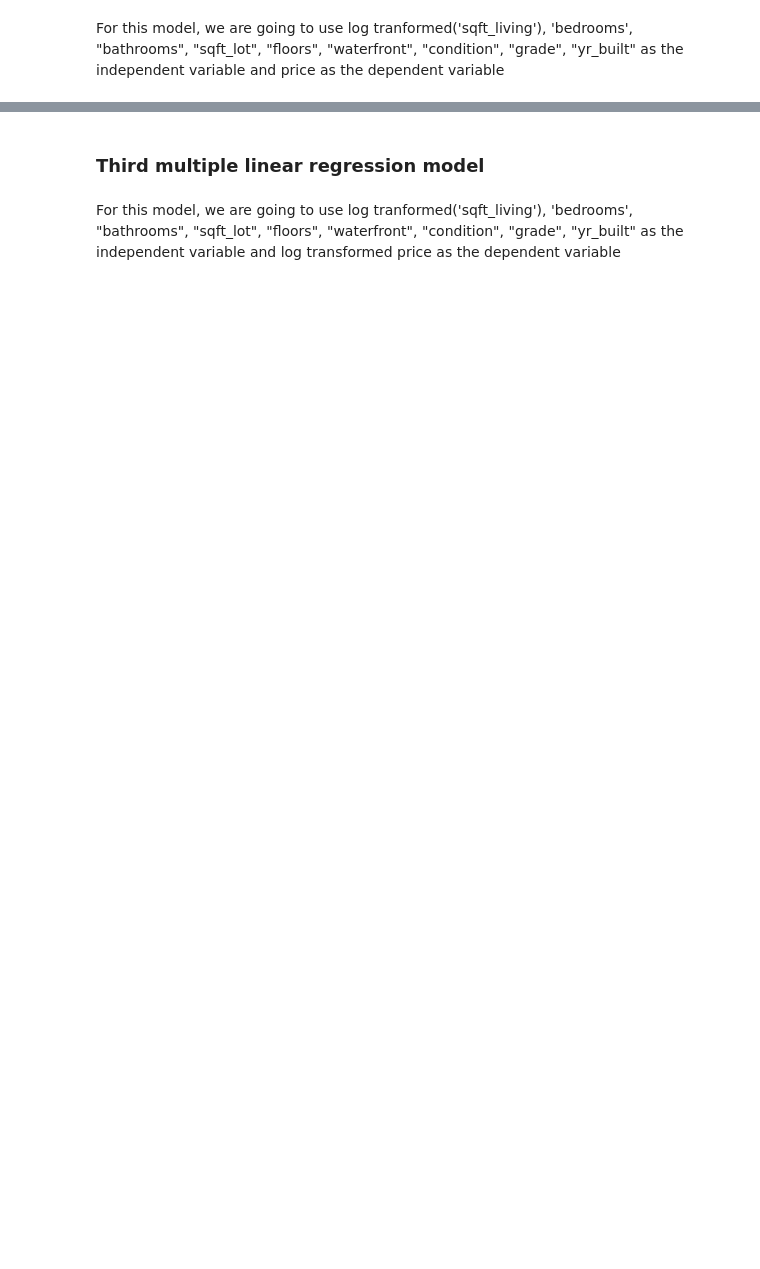
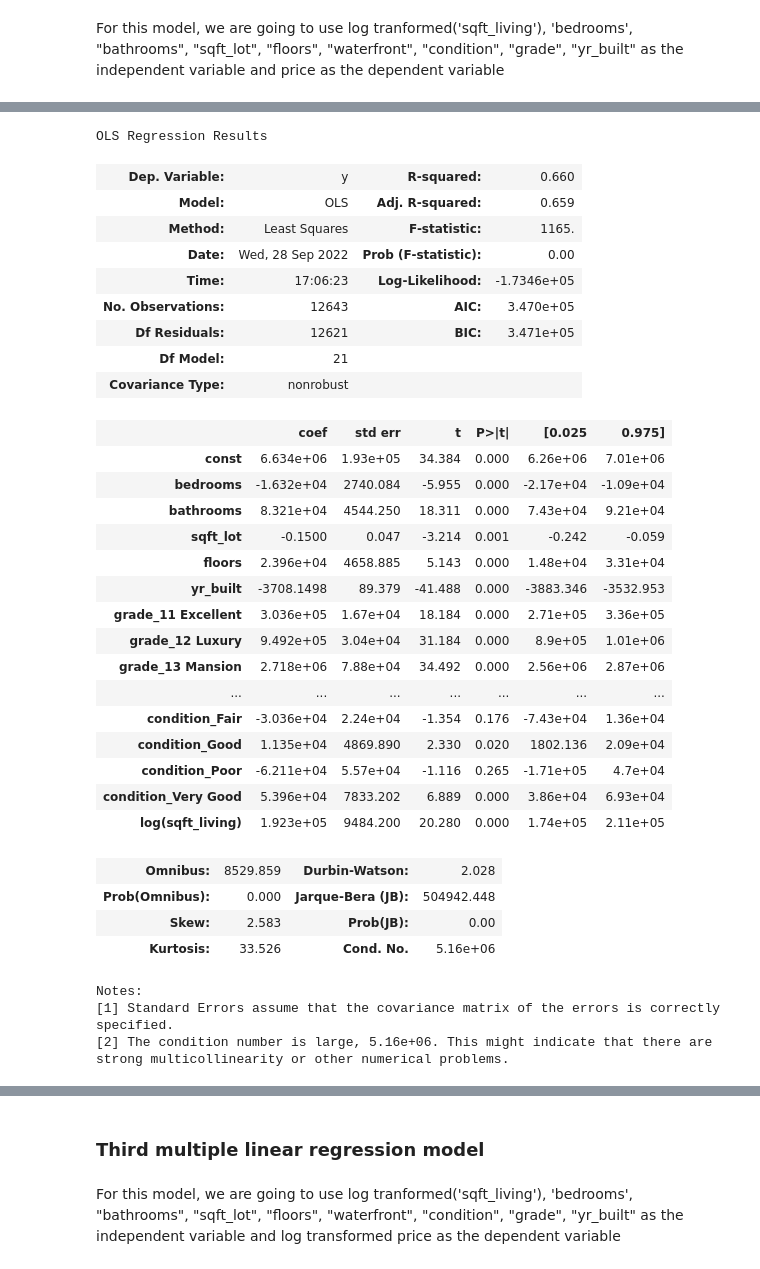
Before and after one commit to janejeshen/dsc-phase-2-project-v2-3, a Jupyter notebook: student.ipynb, the cells around one changed output, grey strips where cells are left out. Cells and saved outputs as stored; diff of their text form; code cells hidden in the pictures; blank space fills up the shorter version.

```diff
--- a/student.ipynb
+++ b/student.ipynb
@@ -559,6 +559,0 @@ y_test_shape.shape
-# %%
-# Fit the resgression line using 'OLS'
-#endog=y, exog=sm.add_constant(X_baseline
-sm.add_constant(X_train)
-lr_one= sm.OLS(endog = y_train_shape, exog =sm.add_constant(X_train)).fit()
-print(lr_one.summary())
@@ -588,5 +559,0 @@ strong multicollinearity or other numerical problems.
-# %%
-y_pred = lr.predict(sm.add_constant(X_test))
-print(f"Mean absolute error: {np.round(mean_absolute_error(y_test, y_pred), 4)}")
-print(f"Root mean squared error: {np.round(np.sqrt(mean_squared_error(y_test, y_pred)), 4)}")
-print(f"Adjusted r_squarde: {lr.rsquared_adj}")
@@ -610,0 +562,5 @@ The model explains about 68.3 % of the variance in price.
+# %%
+lr5_x =  sm.add_constant(X_train[['sqft_living',"bathrooms","bedrooms","floors",
+                                  "sqft_lot","yr_built"]])
+lr5 = sm.OLS(endog = y_train_shape,exog =lr5_x).fit()
+lr5.summary()
@@ -633,3 +608,38 @@ x_log
 # %%
-x_logmodel = sm.OLS(endog = y_train_shape,exog = sm.add_constant(x_log))
-reg = x_logmodel.fit()
+lr2 = sm.OLS(endog = y_train_shape,exog = sm.add_constant(x_log)).fit()
+lr2.summary()
+# %% [output]
+OLS Regression Results
+| Dep. Variable: | y | R-squared: | 0.660 |
+| Model: | OLS | Adj. R-squared: | 0.659 |
+| Method: | Least Squares | F-statistic: | 1165. |
+| Date: | Wed, 28 Sep 2022 | Prob (F-statistic): | 0.00 |
+| Time: | 17:06:23 | Log-Likelihood: | -1.7346e+05 |
+| No. Observations: | 12643 | AIC: | 3.470e+05 |
+| Df Residuals: | 12621 | BIC: | 3.471e+05 |
+| Df Model: | 21 |  |  |
+| Covariance Type: | nonrobust |  |  |
+|  | coef | std err | t | P>|t| | [0.025 | 0.975] |
+| const | 6.634e+06 | 1.93e+05 | 34.384 | 0.000 | 6.26e+06 | 7.01e+06 |
+| bedrooms | -1.632e+04 | 2740.084 | -5.955 | 0.000 | -2.17e+04 | -1.09e+04 |
+| bathrooms | 8.321e+04 | 4544.250 | 18.311 | 0.000 | 7.43e+04 | 9.21e+04 |
+| sqft_lot | -0.1500 | 0.047 | -3.214 | 0.001 | -0.242 | -0.059 |
+| floors | 2.396e+04 | 4658.885 | 5.143 | 0.000 | 1.48e+04 | 3.31e+04 |
+| yr_built | -3708.1498 | 89.379 | -41.488 | 0.000 | -3883.346 | -3532.953 |
+| grade_11 Excellent | 3.036e+05 | 1.67e+04 | 18.184 | 0.000 | 2.71e+05 | 3.36e+05 |
+| grade_12 Luxury | 9.492e+05 | 3.04e+04 | 31.184 | 0.000 | 8.9e+05 | 1.01e+06 |
+| grade_13 Mansion | 2.718e+06 | 7.88e+04 | 34.492 | 0.000 | 2.56e+06 | 2.87e+06 |
+| ... | ... | ... | ... | ... | ... | ... |
+| condition_Fair | -3.036e+04 | 2.24e+04 | -1.354 | 0.176 | -7.43e+04 | 1.36e+04 |
+| condition_Good | 1.135e+04 | 4869.890 | 2.330 | 0.020 | 1802.136 | 2.09e+04 |
+| condition_Poor | -6.211e+04 | 5.57e+04 | -1.116 | 0.265 | -1.71e+05 | 4.7e+04 |
+| condition_Very Good | 5.396e+04 | 7833.202 | 6.889 | 0.000 | 3.86e+04 | 6.93e+04 |
+| log(sqft_living) | 1.923e+05 | 9484.200 | 20.280 | 0.000 | 1.74e+05 | 2.11e+05 |
+| Omnibus: | 8529.859 | Durbin-Watson: | 2.028 |
+| Prob(Omnibus): | 0.000 | Jarque-Bera (JB): | 504942.448 |
+| Skew: | 2.583 | Prob(JB): | 0.00 |
+| Kurtosis: | 33.526 | Cond. No. | 5.16e+06 |
+Notes:
+[1] Standard Errors assume that the covariance matrix of the errors is correctly specified.
+[2] The condition number is large, 5.16e+06. This might indicate that there are
+strong multicollinearity or other numerical problems.
```
Also changed, not shown: parts of 45 cells of this notebook.
